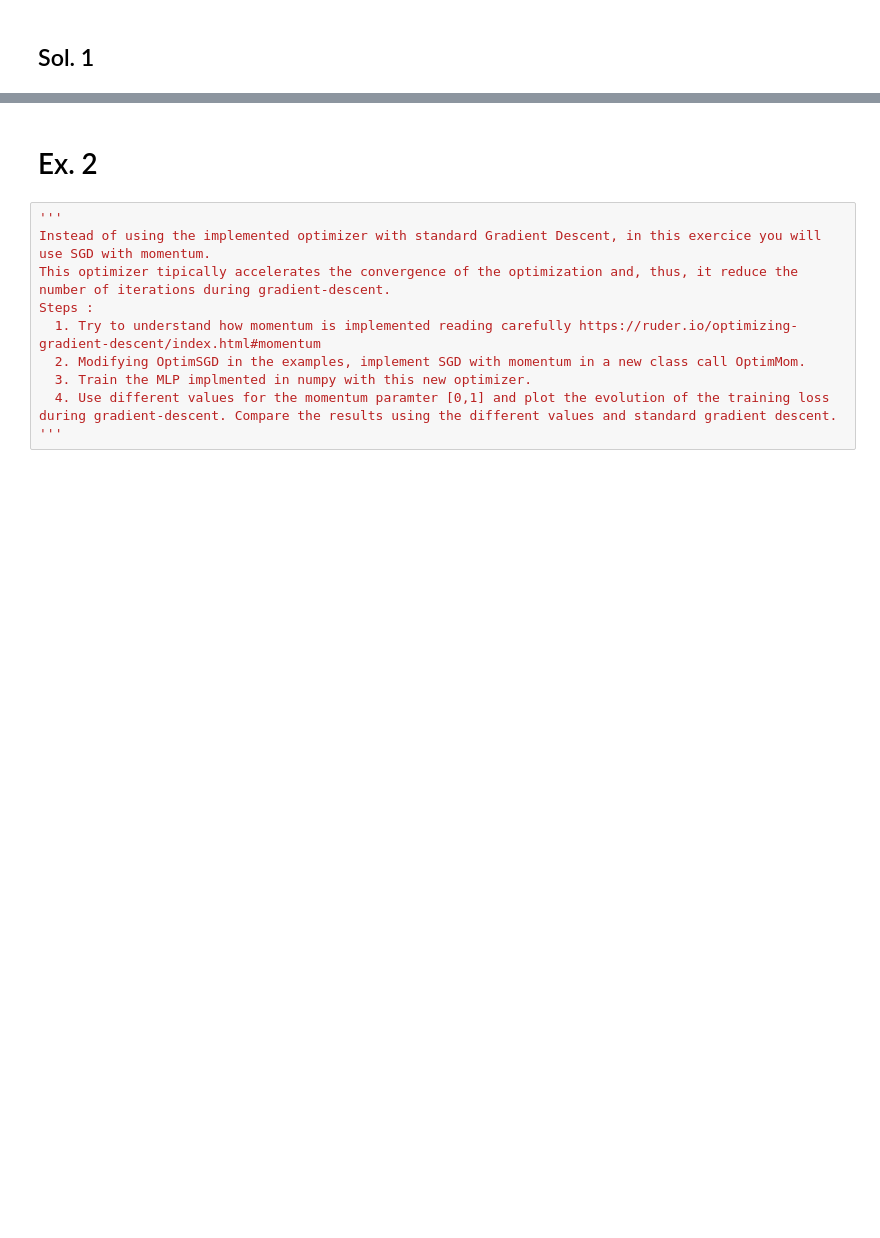
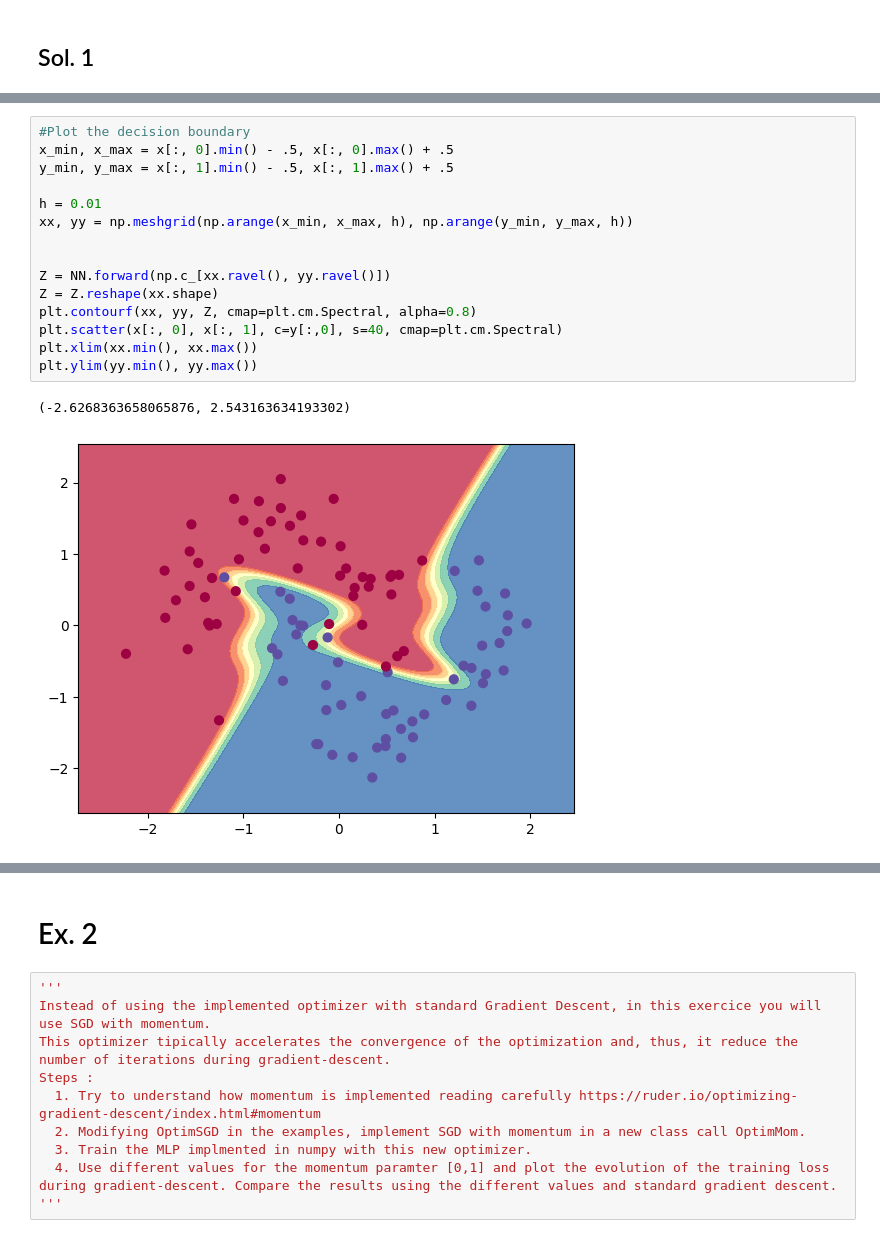
Before and after one commit to albert-santos01/DeepLearning, a Jupyter notebook: P1/P1-Questions.ipynb, the cells around one changed output, grey strips where cells are left out. Drawn from its saved outputs; the diff is of its cells as text; blank space fills up the shorter version.

```diff
--- a/P1/P1-Questions.ipynb
+++ b/P1/P1-Questions.ipynb
@@ -14,0 +179,18 @@ Steps :
+# %%
+#Plot the decision boundary
+x_min, x_max = x[:, 0].min() - .5, x[:, 0].max() + .5
+y_min, y_max = x[:, 1].min() - .5, x[:, 1].max() + .5
+
+h = 0.01
+xx, yy = np.meshgrid(np.arange(x_min, x_max, h), np.arange(y_min, y_max, h))
+
+
+Z = NN.forward(np.c_[xx.ravel(), yy.ravel()])
+Z = Z.reshape(xx.shape)
+plt.contourf(xx, yy, Z, cmap=plt.cm.Spectral, alpha=0.8)
+plt.scatter(x[:, 0], x[:, 1], c=y[:,0], s=40, cmap=plt.cm.Spectral)
+plt.xlim(xx.min(), xx.max())
+plt.ylim(yy.min(), yy.max())
+# %% [output]
+(-2.6268363658065876, 2.543163634193302)
+[figure, added]
```
Also changed, not shown: parts of 23 cells of this notebook.
